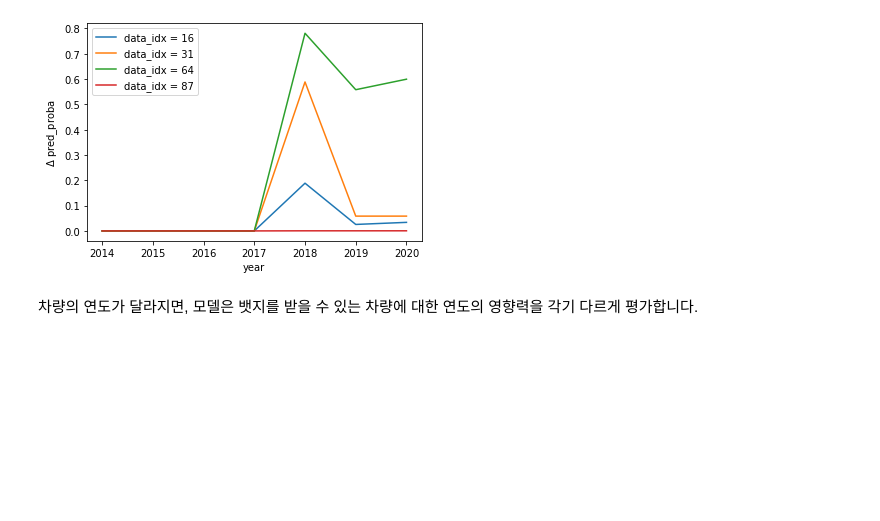
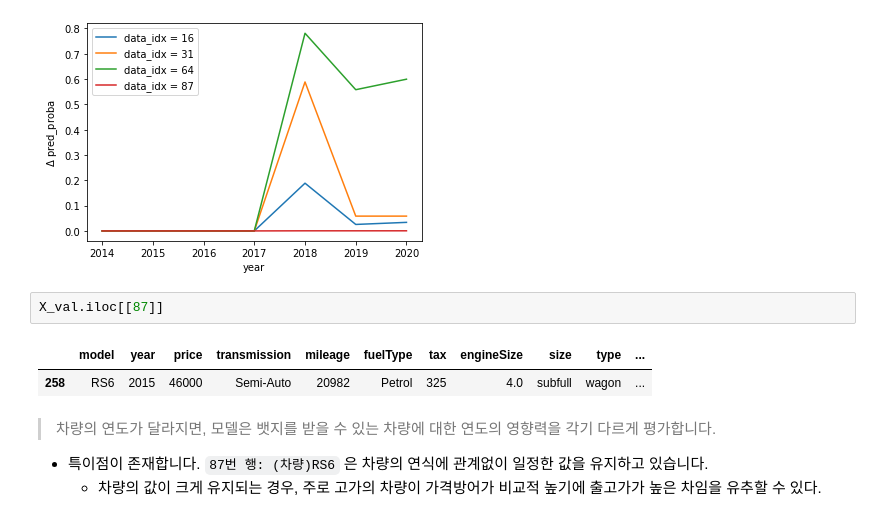
Before and after one commit to 00150/AI_07_JYP_Project_section_02, a Jupyter notebook: Classification_Used_car_modeling.ipynb, the cells around one changed output. Drawn from its saved outputs; the diff is of its cells as text; blank space fills up the shorter version.

```diff
--- a/Classification_Used_car_modeling.ipynb
+++ b/Classification_Used_car_modeling.ipynb
@@ -1402,5 +1402,13 @@ plt.legend()
 # %% [output]
 <matplotlib.legend.Legend at 0x...>
 [figure]
+# %%
+X_val.iloc[[87]]
+# %% [output]
+|  | model | year | price | transmission | mileage | fuelType | tax | engineSize | size | type | ... |
+| 258 | RS6 | 2015 | 46000 | Semi-Auto | 20982 | Petrol | 325 | 4.0 | subfull | wagon | ... |
 # %% [markdown]
-차량의 연도가 달라지면, 모델은 뱃지를 받을 수 있는 차량에 대한 연도의 영향력을 각기 다르게 평가합니다.
+> 차량의 연도가 달라지면, 모델은 뱃지를 받을 수 있는 차량에 대한 연도의 영향력을 각기 다르게 평가합니다.
+
+* 특이점이 존재합니다. `87번 행: (차량)RS6` 은  차량의 연식에 관계없이 일정한 값을 유지하고 있습니다.
+  * 차량의 값이 크게 유지되는 경우, 주로 고가의 차량이 가격방어가 비교적 높기에 출고가가 높은 차임을 유추할 수 있다.
```
Also changed, not shown: parts of 8 cells of this notebook.
